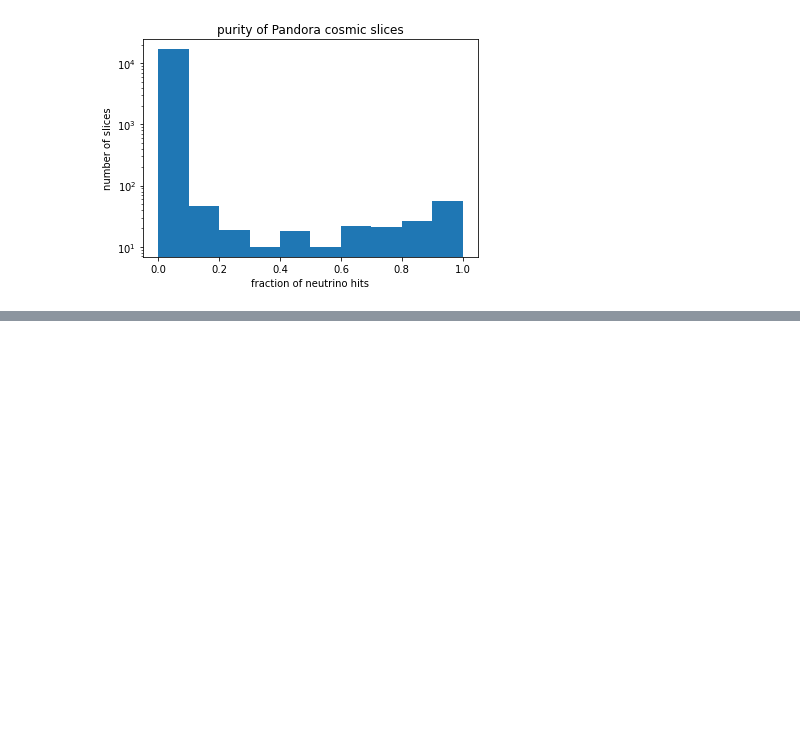
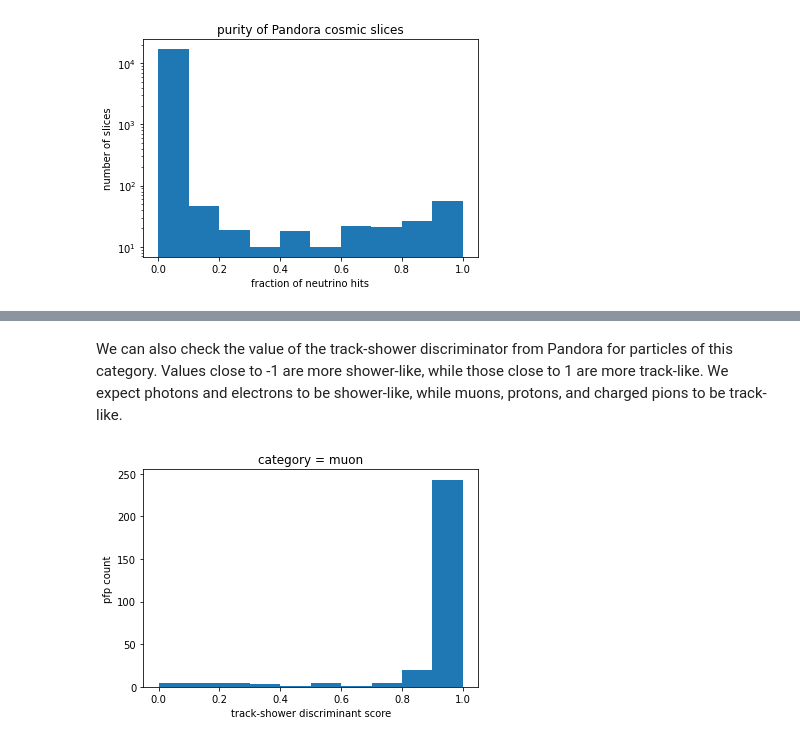
Before and after one commit to cerati/ubopendata, a Jupyter notebook: Pandora metrics.ipynb, the cells around one changed output, grey strips where cells are left out. Saved outputs shown, nothing was run; the diff lists cells and outputs as text; code cells hidden in the pictures; blank space fills up the shorter version.

```diff
--- a/Pandora metrics.ipynb
+++ b/Pandora metrics.ipynb
@@ -144,0 +342,10 @@ plt.show()
+# %% [markdown]
+We can also check the value of the track-shower discriminator from Pandora for particles of this category. Values close to -1 are more shower-like, while those close to 1 are more track-like. We expect photons and electrons to be shower-like, while muons, protons, and charged pions to be track-like.
+# %%
+plt.hist(selhits['tkrshr_score'],bins=np.linspace(0,1,11))
+plt.xlabel('track-shower discriminant score')
+plt.ylabel('pfp count')
+plt.title('category = %s'%label(selcategory).name)
+plt.show()
+# %% [output]
+[figure, added]
```
Also changed, not shown: parts of 24 cells of this notebook.
